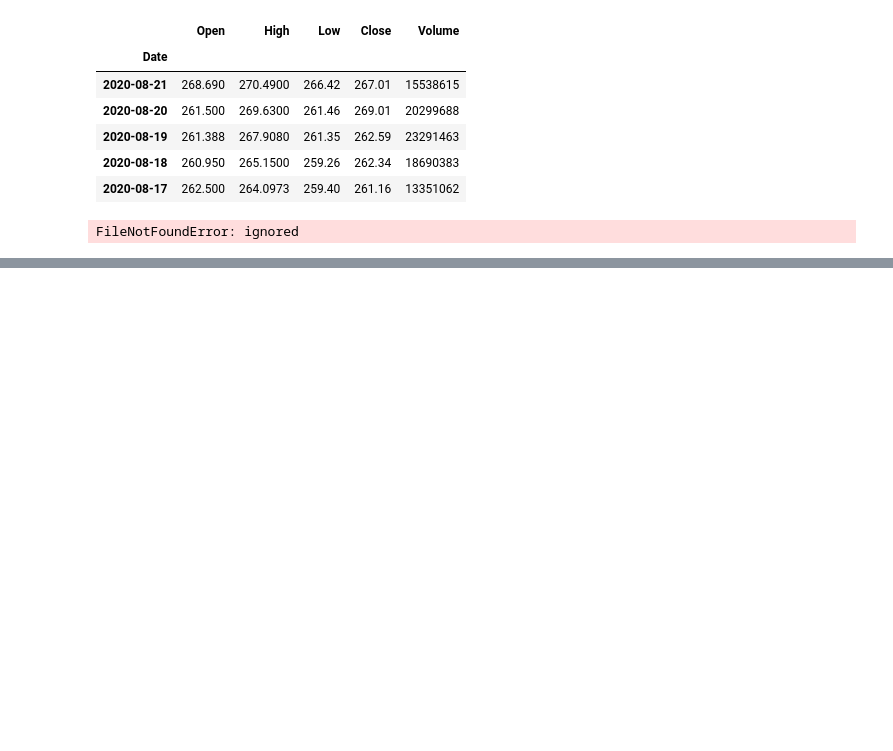
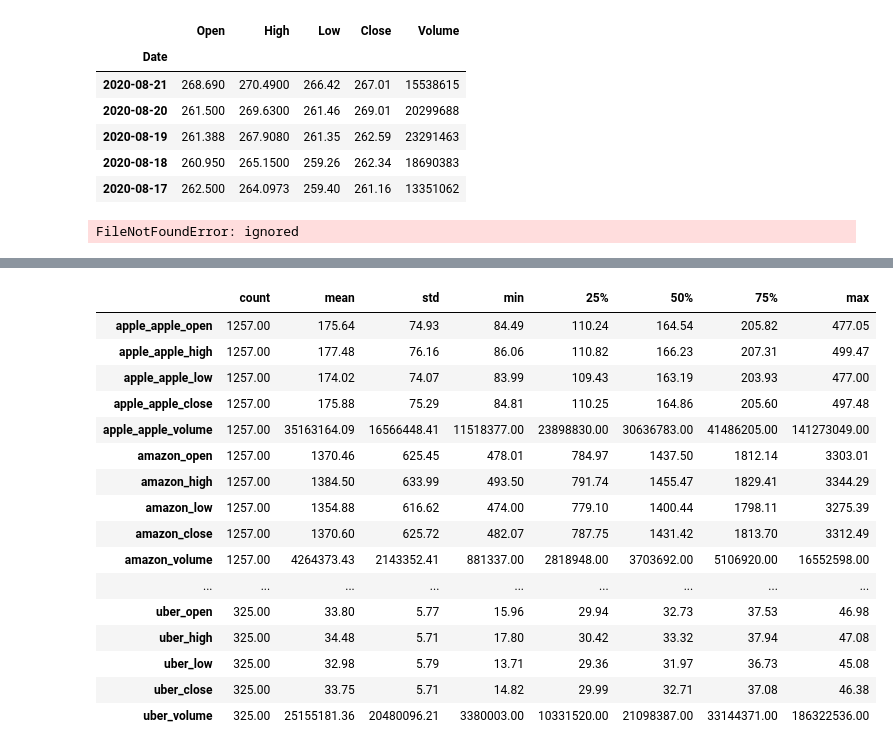
Before and after one commit to KrzysztofNa/data_science_bootcamp, a Jupyter notebook: 02_dane_giełdowe.ipynb, the cells around one changed output, grey strips where cells are left out. Drawn from its saved outputs; the diff is of its cells as text; code cells hidden in the pictures; blank space fills up the shorter version.

```diff
--- a/02_dane_giełdowe.ipynb
+++ b/02_dane_giełdowe.ipynb
@@ -220,3 +220,8 @@ df.head()
 df = pd.read_csv('london_bike.csv')
 # %% [output]
 FileNotFoundError: ignored
+# %%
+apple = fetch_financial_data('AAPL')
+amazon = fetch_financial_data('AMZN')
+google = fetch_financial_data('GOOGL')
+uber = fetch_financial_data('UBER')
@@ -222,0 +253,28 @@ FileNotFoundError: ignored
+# %%
+apple.columns = ['apple_' + col.lower() for col in apple.columns]
+amazon.columns = ['amazon_' + col.lower() for col in amazon.columns]
+google.columns = ['google_' + col.lower() for col in google.columns]
+uber.columns = ['uber_' + col.lower() for col in uber.columns]
+# %%
+df = pd.concat(objs=[apple, amazon, google, uber], axis = 1)
+# %%
+pd.set_option('display.float_format', lambda x: f'{x:.2f}')
+df.describe().T
+# %% [output]
+|  | count | mean | std | min | 25% | 50% | 75% | max |
+| apple_apple_open | 1257.00 | 175.64 | 74.93 | 84.49 | 110.24 | 164.54 | 205.82 | 477.05 |
+| apple_apple_high | 1257.00 | 177.48 | 76.16 | 86.06 | 110.82 | 166.23 | 207.31 | 499.47 |
+| apple_apple_low | 1257.00 | 174.02 | 74.07 | 83.99 | 109.43 | 163.19 | 203.93 | 477.00 |
+| apple_apple_close | 1257.00 | 175.88 | 75.29 | 84.81 | 110.25 | 164.86 | 205.60 | 497.48 |
+| apple_apple_volume | 1257.00 | 35163164.09 | 16566448.41 | 11518377.00 | 23898830.00 | 30636783.00 | 41486205.00 | 141273049.00 |
+| amazon_open | 1257.00 | 1370.46 | 625.45 | 478.01 | 784.97 | 1437.50 | 1812.14 | 3303.01 |
+| amazon_high | 1257.00 | 1384.50 | 633.99 | 493.50 | 791.74 | 1455.47 | 1829.41 | 3344.29 |
+| amazon_low | 1257.00 | 1354.88 | 616.62 | 474.00 | 779.10 | 1400.44 | 1798.11 | 3275.39 |
+| amazon_close | 1257.00 | 1370.60 | 625.72 | 482.07 | 787.75 | 1431.42 | 1813.70 | 3312.49 |
+| amazon_volume | 1257.00 | 4264373.43 | 2143352.41 | 881337.00 | 2818948.00 | 3703692.00 | 5106920.00 | 16552598.00 |
+| ... | ... | ... | ... | ... | ... | ... | ... | ... |
+| uber_open | 325.00 | 33.80 | 5.77 | 15.96 | 29.94 | 32.73 | 37.53 | 46.98 |
+| uber_high | 325.00 | 34.48 | 5.71 | 17.80 | 30.42 | 33.32 | 37.94 | 47.08 |
+| uber_low | 325.00 | 32.98 | 5.79 | 13.71 | 29.36 | 31.97 | 36.73 | 45.08 |
+| uber_close | 325.00 | 33.75 | 5.71 | 14.82 | 29.99 | 32.71 | 37.08 | 46.38 |
+| uber_volume | 325.00 | 25155181.36 | 20480096.21 | 3380003.00 | 10331520.00 | 21098387.00 | 33144371.00 | 186322536.00 |
```
Also changed, not shown: parts of 6 cells of this notebook.
